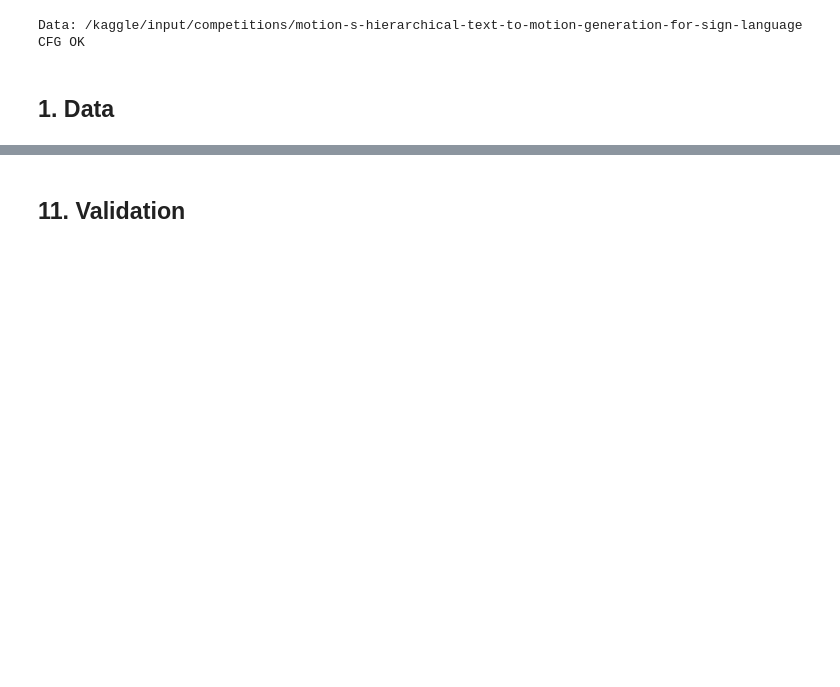
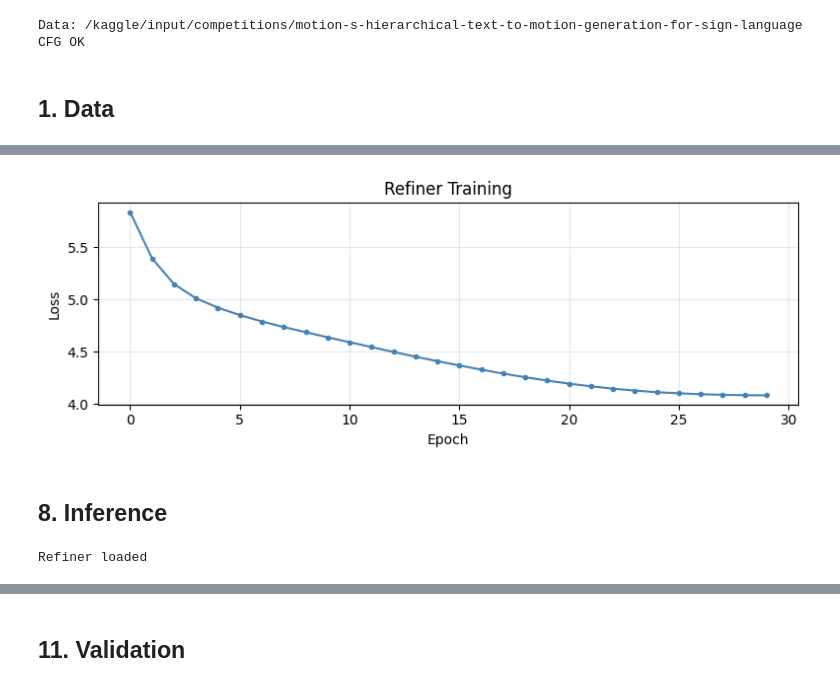
Before and after one commit to arec1b0/kaggle-notebooks, a Jupyter notebook: motion-generation.ipynb, the cells around one changed output, grey strips where cells are left out. Cells and saved outputs as stored; diff of their text form; code cells hidden in the pictures; blank space fills up the shorter version.

Commit message:
Kaggle Notebook | Motion-S: Text-to-Sign Motion Generation | 7

```diff
--- a/motion-generation.ipynb
+++ b/motion-generation.ipynb
@@ -800,0 +181,30 @@ Saved: 3000 rows
+# %%
+@torch.no_grad()
+def clip_encode(texts, bs=128):
+    out = []
+    for i in range(0,len(texts),bs):
+        inp = clip_tok(texts[i:i+bs], padding='max_length',
+                       truncation=True, max_length=77, return_tensors='pt')
+        o = clip_mdl(**inp)
+        out.append(F.normalize(o.pooler_output, dim=-1))
+    return torch.cat(out,0)
+
+print('Encoding...')
+t0 = time.time()
+
+tr_texts = [str(r['sentence']).strip()+' [SEP] '+str(r['gloss']).strip()
+            for _,r in train_valid.iterrows()]
+te_texts = [str(r['sentence']).strip()+' [SEP] '+str(r['gloss']).strip()
+            for _,r in test_df.iterrows()]
+tr_emb = clip_encode(tr_texts)
+te_emb = clip_encode(te_texts)
+print(f'  combined: {tr_emb.shape} ({time.time()-t0:.0f}s)')
+
+tr_ge = clip_encode(train_valid['gloss'].tolist())
+te_ge = clip_encode(test_df['gloss'].tolist())
+tr_se = clip_encode(train_valid['sentence'].tolist())
+te_se = clip_encode(test_df['sentence'].tolist())
+print(f'  gloss+sentence ({time.time()-t0:.0f}s)')
+
+del clip_mdl, clip_tok; gc.collect()
+print(f'CLIP done: {time.time()-t0:.0f}s')
@@ -800,0 +565,15 @@ Saved: 3000 rows
+# %%
+plt.figure(figsize=(8,3))
+plt.plot(hist,'o-',color='steelblue',ms=3)
+plt.xlabel('Epoch'); plt.ylabel('Loss'); plt.title('Refiner Training')
+plt.grid(True,alpha=0.3); plt.tight_layout(); plt.show()
+# %% [output]
+[figure, added]
+# %% [markdown]
+## 8. Inference
+# %%
+model.load_state_dict(torch.load(OUTPUT_DIR/'refiner_best.pth', map_location=DEVICE))
+model.eval()
+print('Refiner loaded')
+# %% [output]
+Refiner loaded
```
Also changed, not shown: parts of 54 cells of this notebook.
